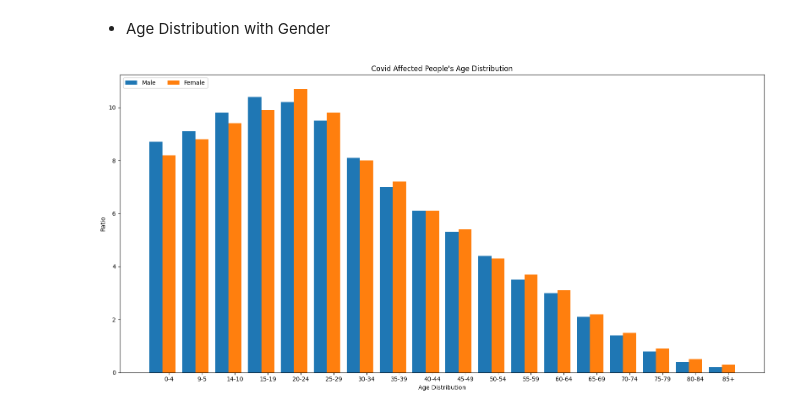
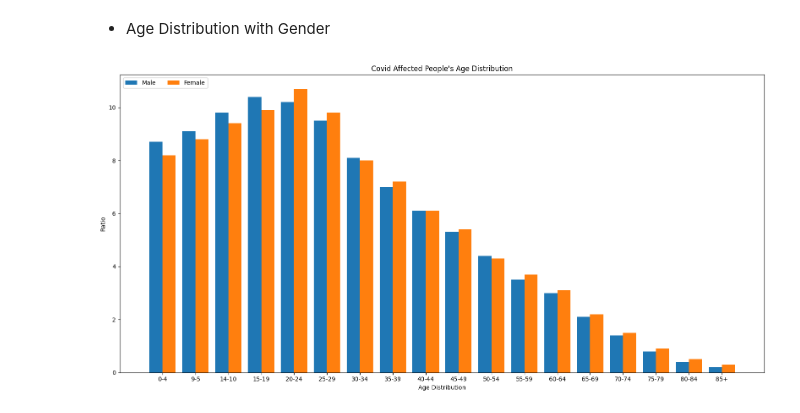
Before and after one commit to adnaen/covid-19-india-analysis, a Jupyter notebook: notebook/01-data-cleaning.ipynb, the cells around one changed output. Cells and saved outputs as stored; diff of their text form; code cells hidden in the pictures.

```diff
--- a/notebook/01-data-cleaning.ipynb
+++ b/notebook/01-data-cleaning.ipynb
@@ -176,21 +176,21 @@ age_df.head()
 # %%
 x = np.arange(len(age_df))
 width = 0.40
 
 fig, ax = plt.subplots(figsize=(16, 8))
 
 male_bar = ax.bar(x - width, age_df["male"],width, label="Male")
 female_bar = ax.bar(x, age_df["female"],width, label="Female")
 
 ax.set_title("Covid Affected People's Age Distribution")
 ax.set_xlabel("Age Distribution")
 ax.set_ylabel("Ratio")
-ax.set_xticks(x)
+ax.set_xticks(x - (width/2))
 ax.set_xticklabels(age_df["age_distribution"])
 
 ax.legend(loc="upper left", ncols=2)
 
 plt.tight_layout()
 plt.show()
 # %% [output]
-[figure, old version]
+[figure, new version]
```
Also changed, not shown: parts of 7 cells of this notebook.
